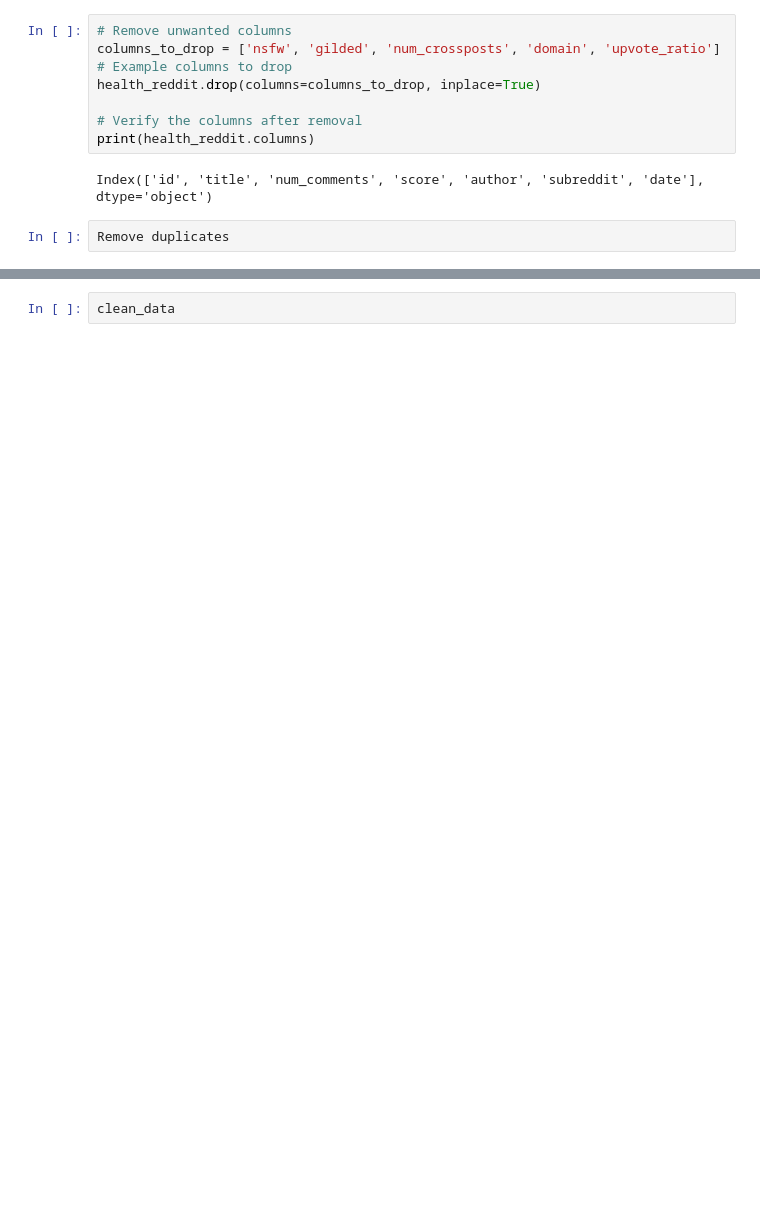
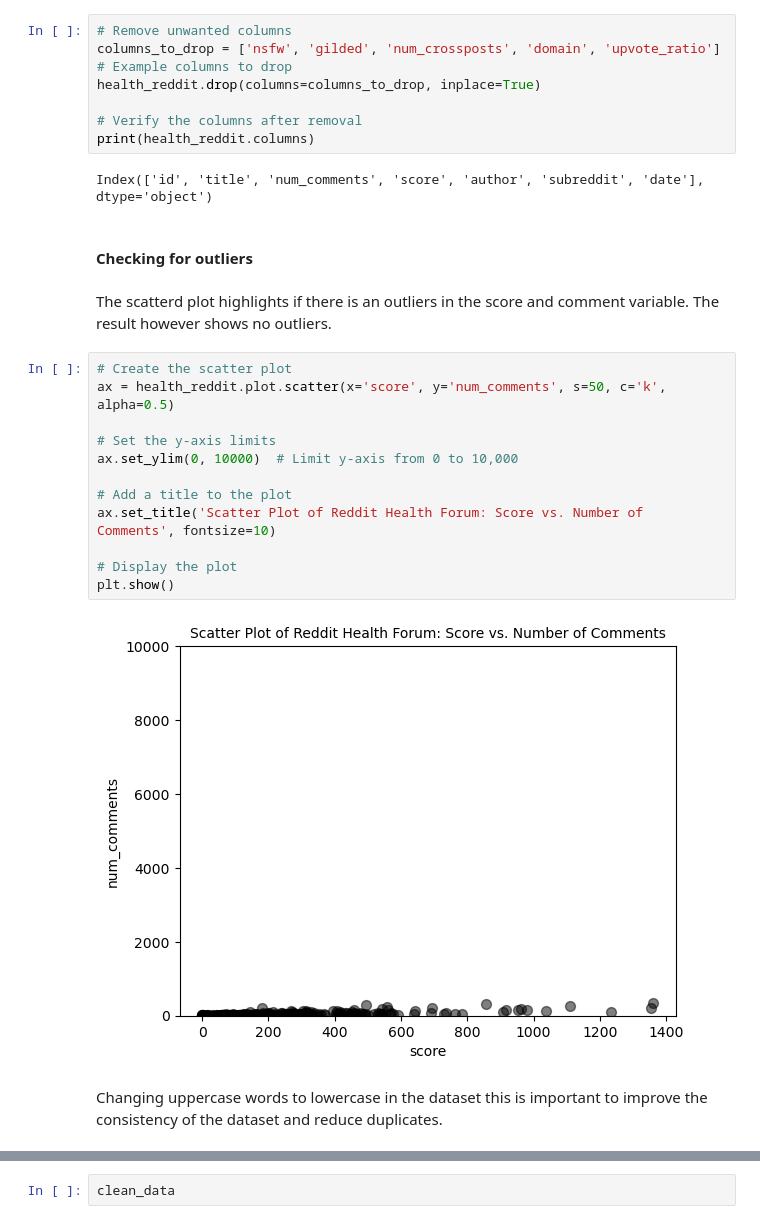
Before and after one commit to Olayemi-cloud/jh24993_EMATM0048---Python-Project, a Jupyter notebook: jh24993_EMATM0048_Q2.ipynb, the cells around one changed output, grey strips where cells are left out. Cells and saved outputs as stored; diff of their text form; blank space fills up the shorter version.

```diff
--- a/jh24993_EMATM0048_Q2.ipynb
+++ b/jh24993_EMATM0048_Q2.ipynb
@@ -184,5 +219,23 @@ health_reddit.drop(columns=columns_to_drop, inplace=True)
 print(health_reddit.columns)
 # %% [output]
 Index(['id', 'title', 'num_comments', 'score', 'author', 'subreddit', 'date'], dtype='object')
-# %%
-Remove duplicates
+# %% [markdown]
+#### Checking for outliers
+# %% [markdown]
+The scatterd plot highlights if there is an outliers in the score and comment variable. The result however shows no outliers.
+# %%
+# Create the scatter plot
+ax = health_reddit.plot.scatter(x='score', y='num_comments', s=50, c='k', alpha=0.5)
+
+# Set the y-axis limits
+ax.set_ylim(0, 10000)  # Limit y-axis from 0 to 10,000
+
+# Add a title to the plot
+ax.set_title('Scatter Plot of Reddit Health Forum: Score vs. Number of Comments', fontsize=10)
+
+# Display the plot
+plt.show()
+# %% [output]
+[figure, added]
+# %% [markdown]
+Changing uppercase words to lowercase in the dataset this is important to improve the consistency of the dataset and reduce duplicates.
```
Also changed, not shown: parts of 30 cells of this notebook.
